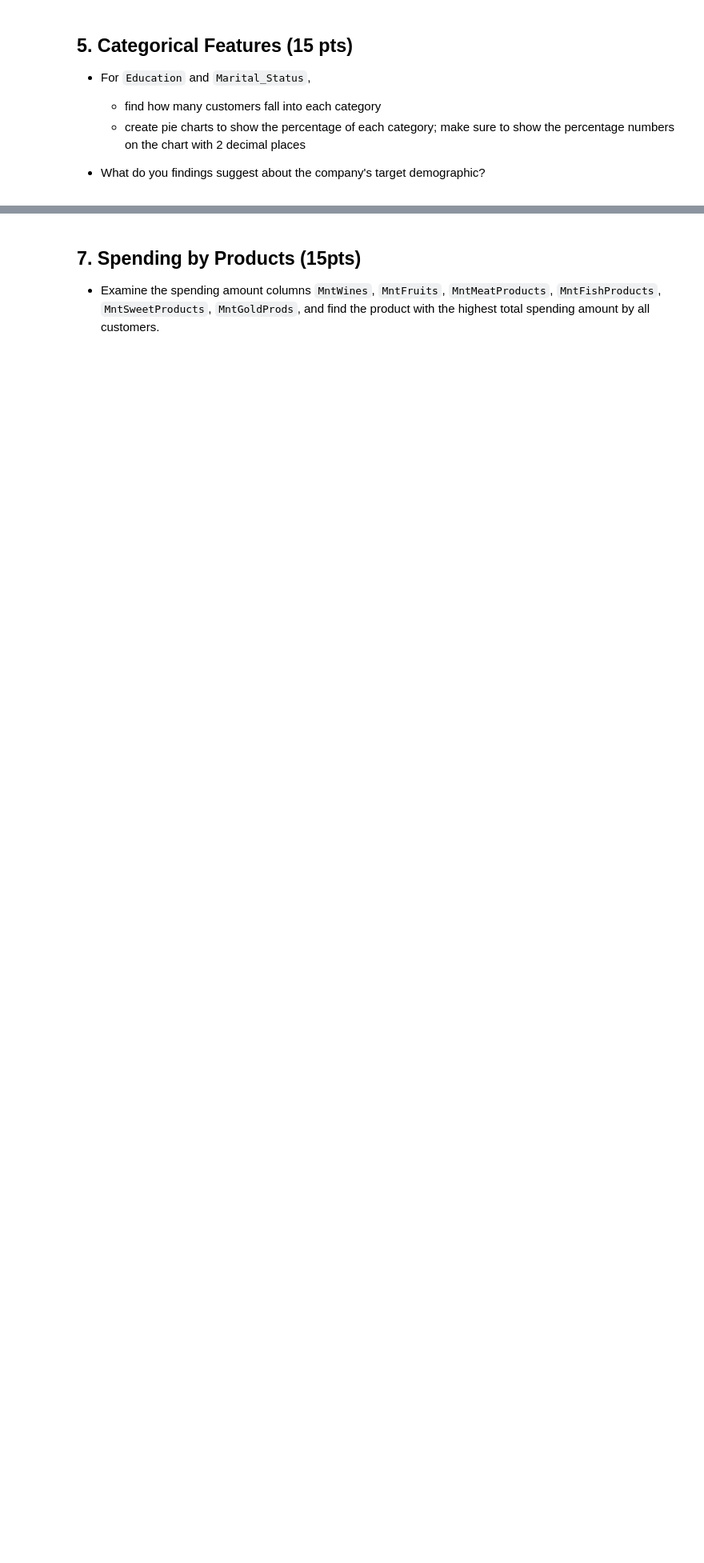
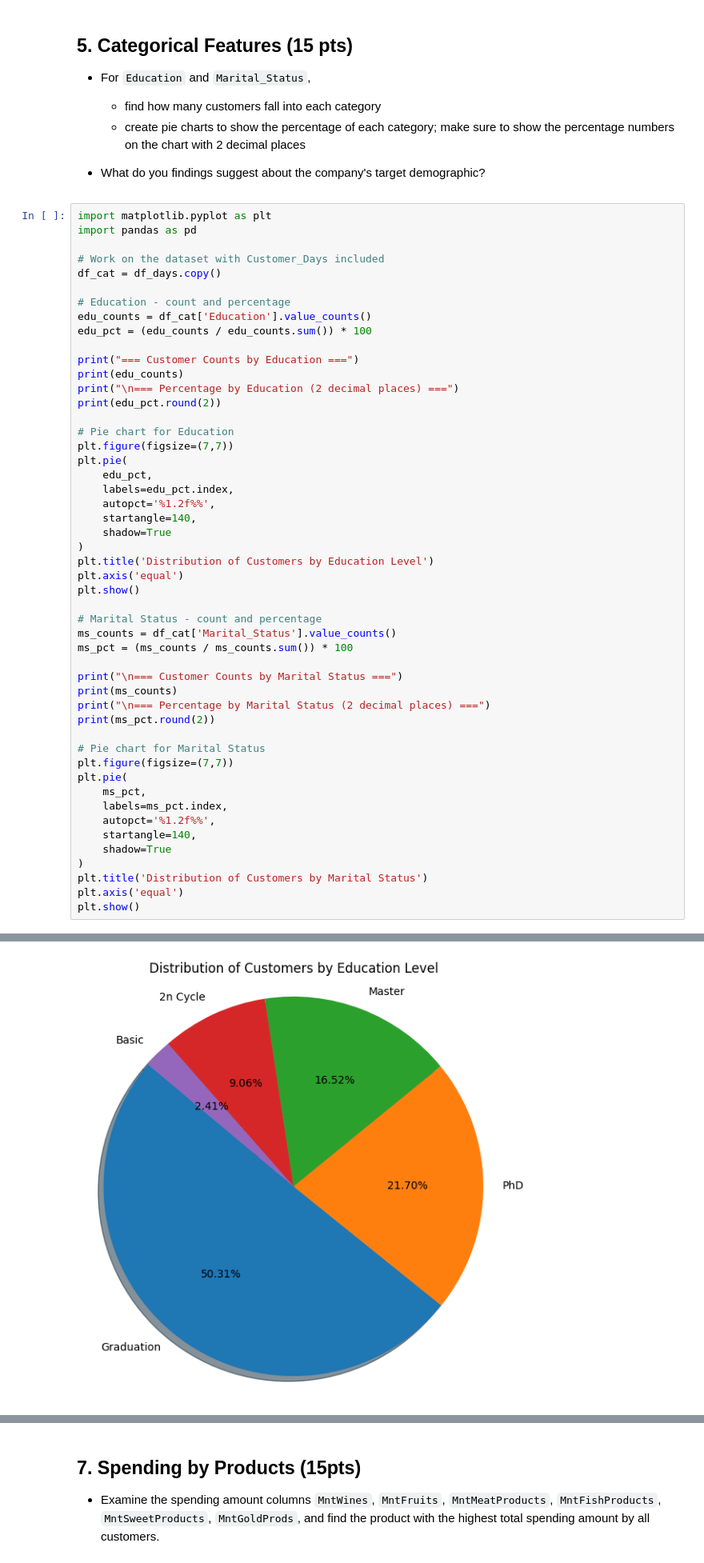
Before and after one commit to Data-Analytics-with-Python/individual-assignment-i-harshrstgi24-cloud, a Jupyter notebook: Assignment_Notebook_1.ipynb, the cells around one changed output, grey strips where cells are left out. Shown at 80% size. Drawn from its saved outputs; the diff is of its cells as text; blank space fills up the shorter version.

```diff
--- a/Assignment_Notebook_1.ipynb
+++ b/Assignment_Notebook_1.ipynb
@@ -224,3 +272,54 @@ Z_Revenue: unique values -> [11]
   * create pie charts to show the percentage of each category; make sure to show the percentage numbers on the chart with 2 decimal places
 
 * What do you findings suggest about the company's target demographic?
+# %%
+import matplotlib.pyplot as plt
+import pandas as pd
+
+# Work on the dataset with Customer_Days included
+df_cat = df_days.copy()
+
+# Education - count and percentage
+edu_counts = df_cat['Education'].value_counts()
+edu_pct = (edu_counts / edu_counts.sum()) * 100
+
+print("=== Customer Counts by Education ===")
+print(edu_counts)
+print("\n=== Percentage by Education (2 decimal places) ===")
+print(edu_pct.round(2))
+
+# Pie chart for Education
+plt.figure(figsize=(7,7))
+plt.pie(
+    edu_pct,
+    labels=edu_pct.index,
+    autopct='%1.2f%%',
+    startangle=140,
+    shadow=True
+)
+plt.title('Distribution of Customers by Education Level')
+plt.axis('equal')
+plt.show()
+
+# Marital Status - count and percentage
+ms_counts = df_cat['Marital_Status'].value_counts()
+ms_pct = (ms_counts / ms_counts.sum()) * 100
+
+print("\n=== Customer Counts by Marital Status ===")
+print(ms_counts)
+print("\n=== Percentage by Marital Status (2 decimal places) ===")
+print(ms_pct.round(2))
+
+# Pie chart for Marital Status
+plt.figure(figsize=(7,7))
+plt.pie(
+    ms_pct,
+    labels=ms_pct.index,
+    autopct='%1.2f%%',
+    startangle=140,
+    shadow=True
+)
+plt.title('Distribution of Customers by Marital Status')
+plt.axis('equal')
+plt.show()
+# %% [output]
@@ -226,0 +343 @@ Z_Revenue: unique values -> [11]
+[figure, added]
```
Also changed, not shown: parts of 8 cells of this notebook.
